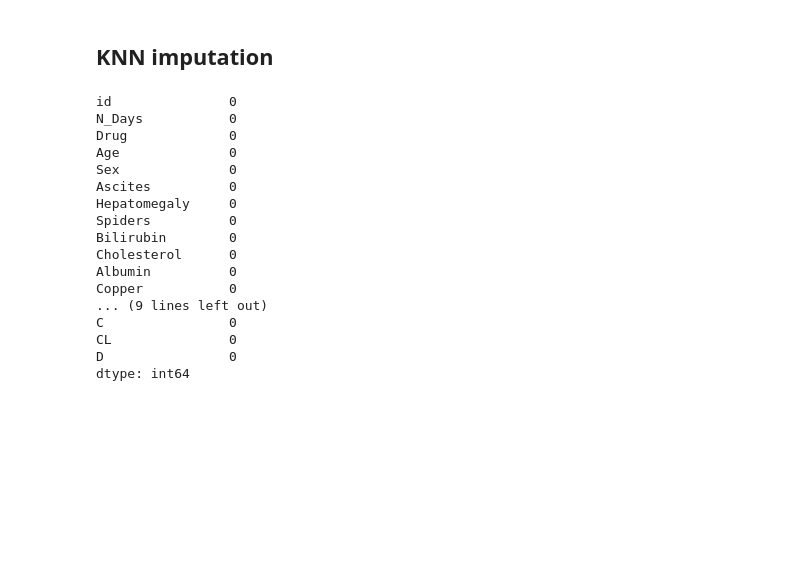
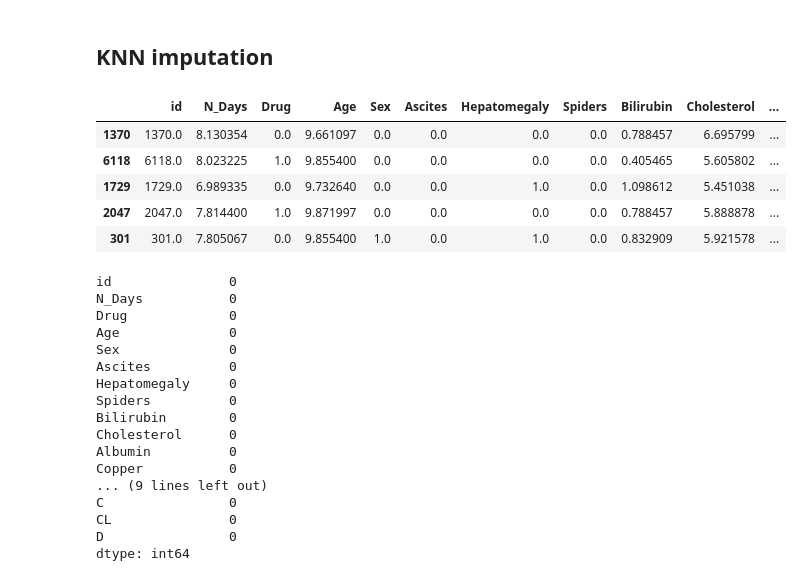
Before and after one commit to SamB-12/ID5059-p2, a Jupyter notebook: Draft_2 - deletion.ipynb, the cells around one changed output. Cells and saved outputs as stored; diff of their text form; code cells hidden in the pictures; blank space fills up the shorter version.

Commit message:
read heads of KNN imputed dfs

```diff
--- a/Draft_2 - deletion.ipynb
+++ b/Draft_2 - deletion.ipynb
@@ -400,6 +388,15 @@ dtype: int64
 ## KNN imputation
 # %%
 from sklearn.impute import KNNImputer
+# %%
+train.head()
+# %% [output]
+|  | id | N_Days | Drug | Age | Sex | Ascites | Hepatomegaly | Spiders | Bilirubin | Cholesterol | ... |
+| 1370 | 1370.0 | 8.130354 | 0.0 | 9.661097 | 0.0 | 0.0 | 0.0 | 0.0 | 0.788457 | 6.695799 | ... |
+| 6118 | 6118.0 | 8.023225 | 1.0 | 9.855400 | 0.0 | 0.0 | 0.0 | 0.0 | 0.405465 | 5.605802 | ... |
+| 1729 | 1729.0 | 6.989335 | 0.0 | 9.732640 | 0.0 | 0.0 | 1.0 | 0.0 | 1.098612 | 5.451038 | ... |
+| 2047 | 2047.0 | 7.814400 | 1.0 | 9.871997 | 0.0 | 0.0 | 0.0 | 0.0 | 0.788457 | 5.888878 | ... |
+| 301 | 301.0 | 7.805067 | 0.0 | 9.855400 | 1.0 | 0.0 | 1.0 | 0.0 | 0.832909 | 5.921578 | ... |
 # %%
 # Initialise the KNNImputer
 imputer = KNNImputer(n_neighbors=5)
```
Also changed, not shown: parts of 13 cells of this notebook.
